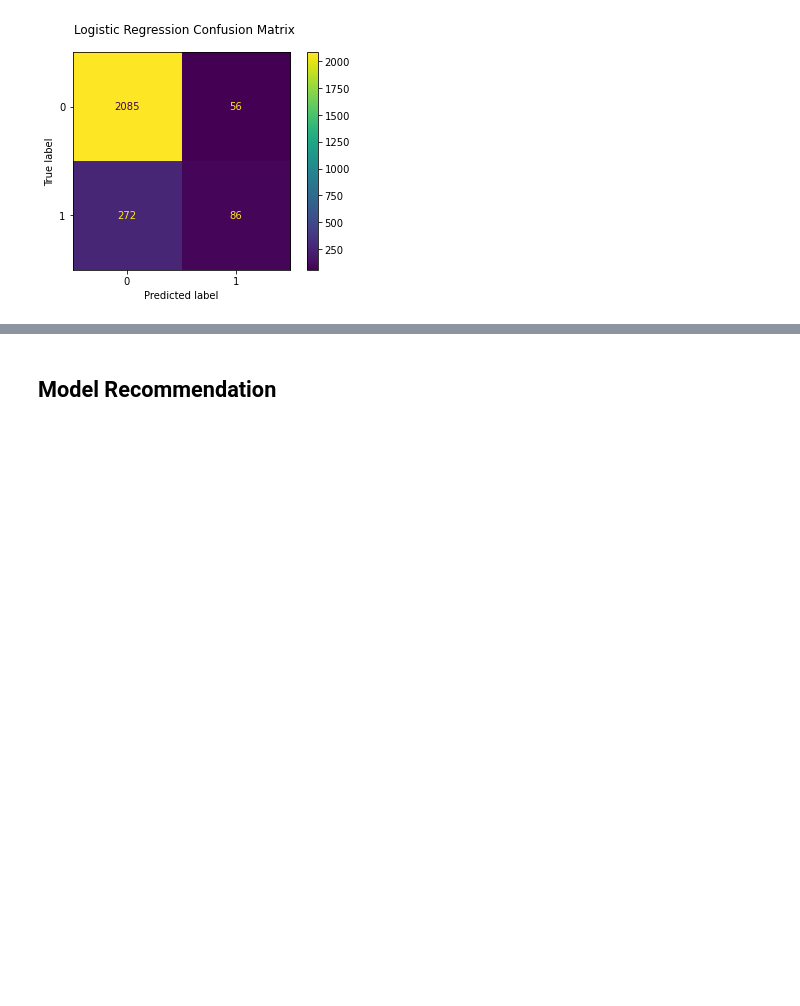
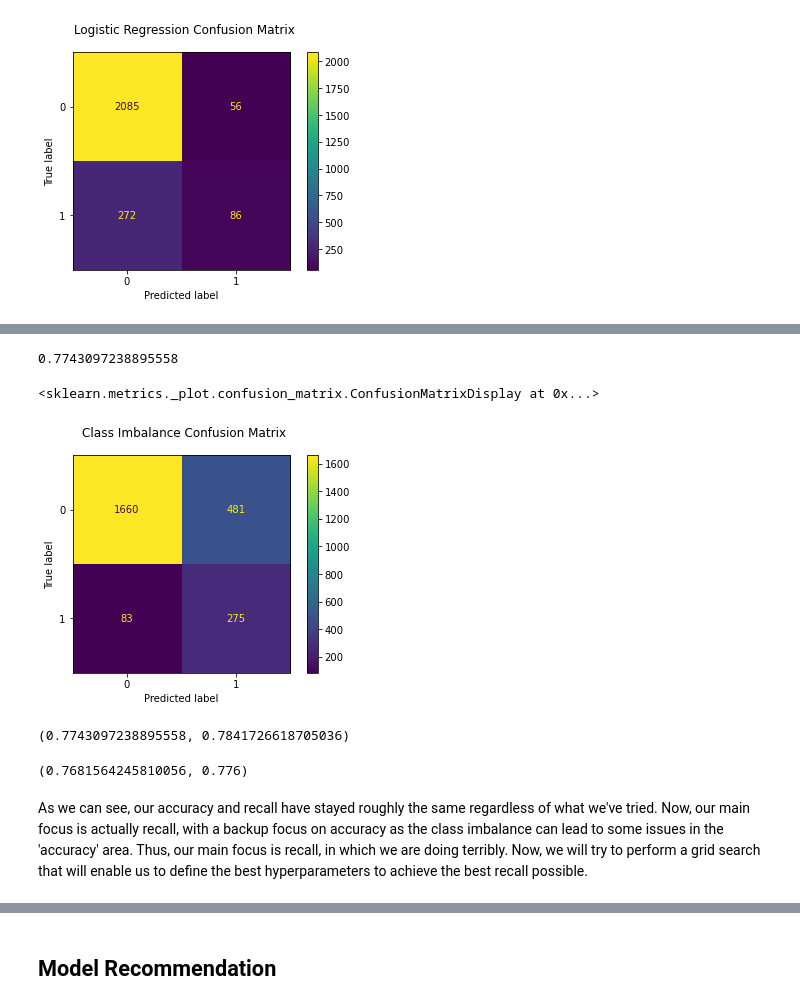
Before and after one commit to falloutb1tch/CustomerChurnProject, a Jupyter notebook: Final.ipynb, the cells around one changed output, grey strips where cells are left out. Cells and saved outputs as stored; diff of their text form; code cells hidden in the pictures; blank space fills up the shorter version.

Commit message:
doing stuff

```diff
--- a/Final.ipynb
+++ b/Final.ipynb
@@ -304,0 +432,6 @@ This model did perform slightly better, with an 87% accuracy rating rather than
+# %%
+log_pipe4 = Pipeline(steps=[('ct', standard_pipeline),
+                          ('logreg', LogisticRegression(random_state=42, penalty='l2',
+                                                       max_iter = 1000, class_weight = 'balanced'))])
+# %%
+log_pipe4.fit(X_train, y_train)
@@ -304,0 +456,13 @@ This model did perform slightly better, with an 87% accuracy rating rather than
+# %%
+log_pipe4.score(X_train, y_train)
+# %% [output]
+0.7743097238895558
+# %%
+fig, ax = plt.subplots()
+
+fig.suptitle("Class Imbalance Confusion Matrix")
+
+ConfusionMatrixDisplay(confusion_matrix(y_train, log_pipe4.predict(X_train))).plot(ax=ax)
+# %% [output]
+<sklearn.metrics._plot.confusion_matrix.ConfusionMatrixDisplay at 0x...>
+[figure, added]
@@ -304,0 +473,10 @@ This model did perform slightly better, with an 87% accuracy rating rather than
+# %%
+accuracy_score(y_train, y_pred_log_train_4), accuracy_score(y_test, y_pred_log_test_4)
+# %% [output]
+(0.7743097238895558, 0.7841726618705036)
+# %%
+recall_score(y_train, y_pred_log_train_4), recall_score(y_test, y_pred_log_test_4)
+# %% [output]
+(0.7681564245810056, 0.776)
+# %% [markdown]
+As we can see, our accuracy and recall have stayed roughly the same regardless of what we've tried. Now, our main focus is actually recall, with a backup focus on accuracy as the class imbalance can lead to some issues in the 'accuracy' area. Thus, our main focus is recall, in which we are doing terribly. Now, we will try to perform a grid search that will enable us to define the best hyperparameters to achieve the best recall possible.
```
Also changed, not shown: parts of 37 cells of this notebook.
